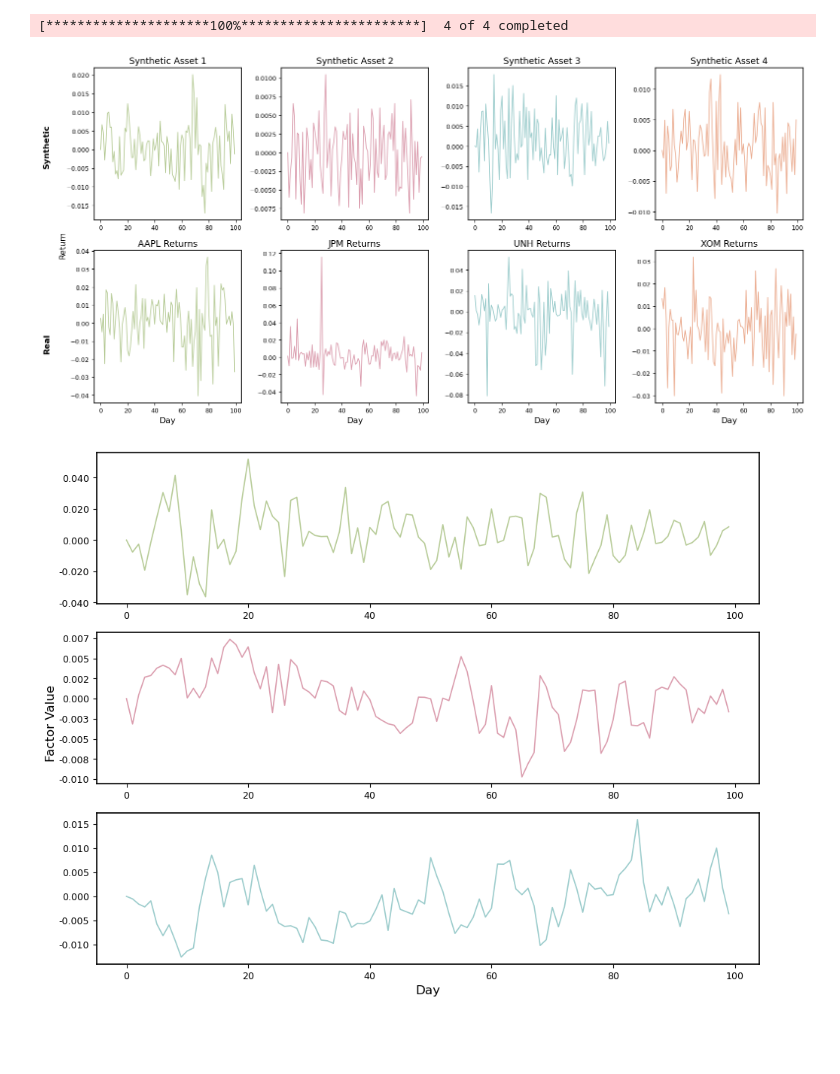
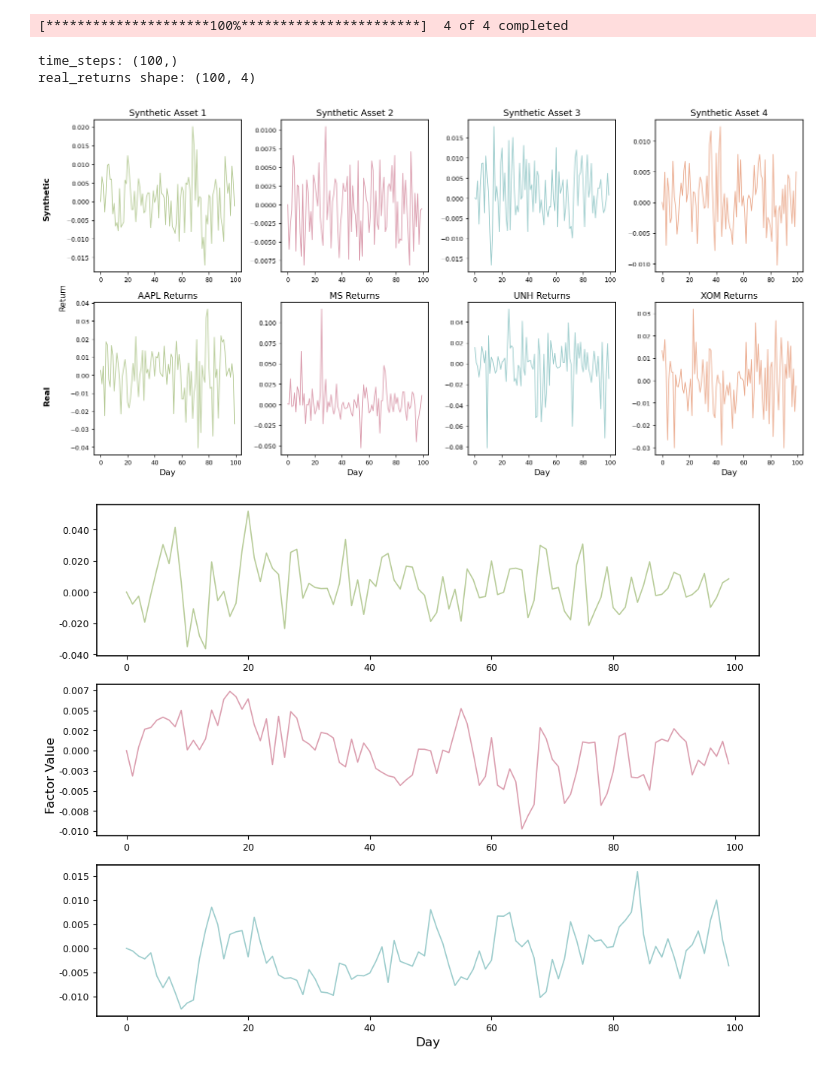
Before and after one commit to alexdelise/CMDS-REU-MADDI, a Jupyter notebook: Financial/plotter.ipynb, the cells around one changed output. Cells and saved outputs as stored; diff of their text form; code cells hidden in the pictures; blank space fills up the shorter version.

```diff
--- a/Financial/plotter.ipynb
+++ b/Financial/plotter.ipynb
@@ -92,5 +7,5 @@ plt.show()
 # %%
-# Set publication-quality plot parameters
+# synthetic data visualizations:
 plt.rcParams.update({
     'font.size': 12,
     'axes.linewidth': 1.2,
@@ -107,88 +22,74 @@ plt.rcParams.update({
     'axes.facecolor': 'white'
 })
 
-# ===================== FIGURE 1: RETURNS COMPARISON =====================
-# Load data (assuming your data loading code)
+# figure 1: 4 real vs. 4 synthetic asset returns over 100 days
 assetreturns = pd.read_csv('assetReturns_garch.csv', parse_dates=True)
 synthetic = assetreturns.iloc[:100, 0:4]
-tickers = ['AAPL', 'JPM', 'UNH', 'XOM']
+tickers = ['AAPL', 'MS', 'UNH', 'XOM']
 real_data = yf.download(tickers, start='2024-10-01', end='2025-07-01', auto_adjust=False)['Adj Close']
 real_returns = real_data.pct_change().dropna().iloc[:100]
-
-# Create the returns comparison figure
 fig1, axs1 = plt.subplots(2, 4, figsize=(16, 8))
 time_steps = np.arange(100)
 colors = ['#A7C080', '#D3869B', "#83C0C0", '#E69875']
 
-# Plot synthetic returns
+# plot synthetic returns
 for i in range(4):
     axs1[0, i].plot(time_steps, synthetic.iloc[:, i], color=colors[i], linewidth=1.2, alpha=0.8)
     axs1[0, i].set_title(f'Synthetic Asset {i+1}', fontweight='normal')
-    #axs1[0, i].grid(True, alpha=0.3, linestyle='-', linewidth=0.5)
     axs1[0, i].tick_params(axis='both', which='major', labelsize=9)
     axs1[0, i].set_ylim(axs1[0, i].get_ylim())  # Fix y-axis limits
-
-# Plot real returns
+print("time_steps:", time_steps.shape)
+print("real_returns shape:", real_returns.shape)
+# plot real returns
 for i in range(4):
     axs1[1, i].plot(time_steps, real_returns.iloc[:, i], color=colors[i], linewidth=1.2, alpha=0.8)
     axs1[1, i].set_title(f'{tickers[i]} Returns', fontweight='normal')
-    #axs1[1, i].grid(True, alpha=0.3, linestyle='-', linewidth=0.5)
     axs1[1, i].tick_params(axis='both', which='major', labelsize=9)
     axs1[1, i].set_xlabel('Day')
 
-# Add row labels
+# add labels to the graph
 fig1.text(0.02, 0.75, 'Synthetic', rotation=90, va='center', ha='center', fontsize=12, fontweight='bold')
 fig1.text(0.02, 0.25, 'Real', rotation=90, va='center', ha='center', fontsize=12, fontweight='bold')
-
-# Common y-label
 fig1.text(0.04, 0.5, 'Return', rotation=90, va='center', ha='center', fontsize=12)
 
 plt.tight_layout()
 plt.subplots_adjust(left=0.08, right=0.98, top=0.95, bottom=0.1)
 
-# Save as high-resolution PNG and PDF
 plt.savefig('figure1_returns_comparison.png', dpi=300, bbox_inches='tight')
 plt.show()
 
 
-# Load latent factors data
+# figure 2: latent factor graphs over the first 100 days of simulation
 latentfactors = pd.read_csv('latentFactors_garch.csv', parse_dates=True)
 latent_subset = latentfactors.iloc[:100, :3]
 
 fig2, axs2 = plt.subplots(3, 1, figsize=(10, 8))
 axs2 = np.atleast_1d(axs2)
 
 latent_colors = ['#A7C080', '#D3869B', "#83C0C0"]
 
 factor_names = ['Factor 1', 'Factor 2', 'Factor 3']
 
 for i in range(3):
     axs2[i].plot(time_steps, latent_subset.iloc[:, i], color=latent_colors[i],
                 linewidth=1.2, alpha=0.8)
-    #axs2[i].grid(True, alpha=0.3, linestyle='-', linewidth=0.5)
     axs2[i].tick_params(axis='both', which='major', labelsize=9)
-
-
-
-    # Format y-axis to show reasonable number of decimal places
     axs2[i].yaxis.set_major_formatter(plt.FuncFormatter(lambda x, p: f'{x:.3f}'))
 
-# Only label x-axis on bottom plot
+# label axes
 axs2[2].set_xlabel('Day')
-
-# Common y-label
 fig2.text(0.04, 0.5, 'Factor Value', rotation=90, va='center', ha='center', fontsize=12)
 
 plt.tight_layout()
 plt.subplots_adjust(left=0.1, right=0.98, top=0.95, bottom=0.1)
 
-# Save as high-resolution PNG and PDF
 plt.savefig('figure2_latent_factors.png', dpi=300, bbox_inches='tight')
 plt.show()
 
-# Reset matplotlib parameters to default after plotting
 plt.rcdefaults()
 # %% [output]
 [*********************100%***********************]  4 of 4 completed
+time_steps: (100,)
+real_returns shape: (100, 4)
-[figure, old version]
+[figure, new version]
 [figure]
```
Also changed, not shown: parts of 5 cells of this notebook, 9 other files.
